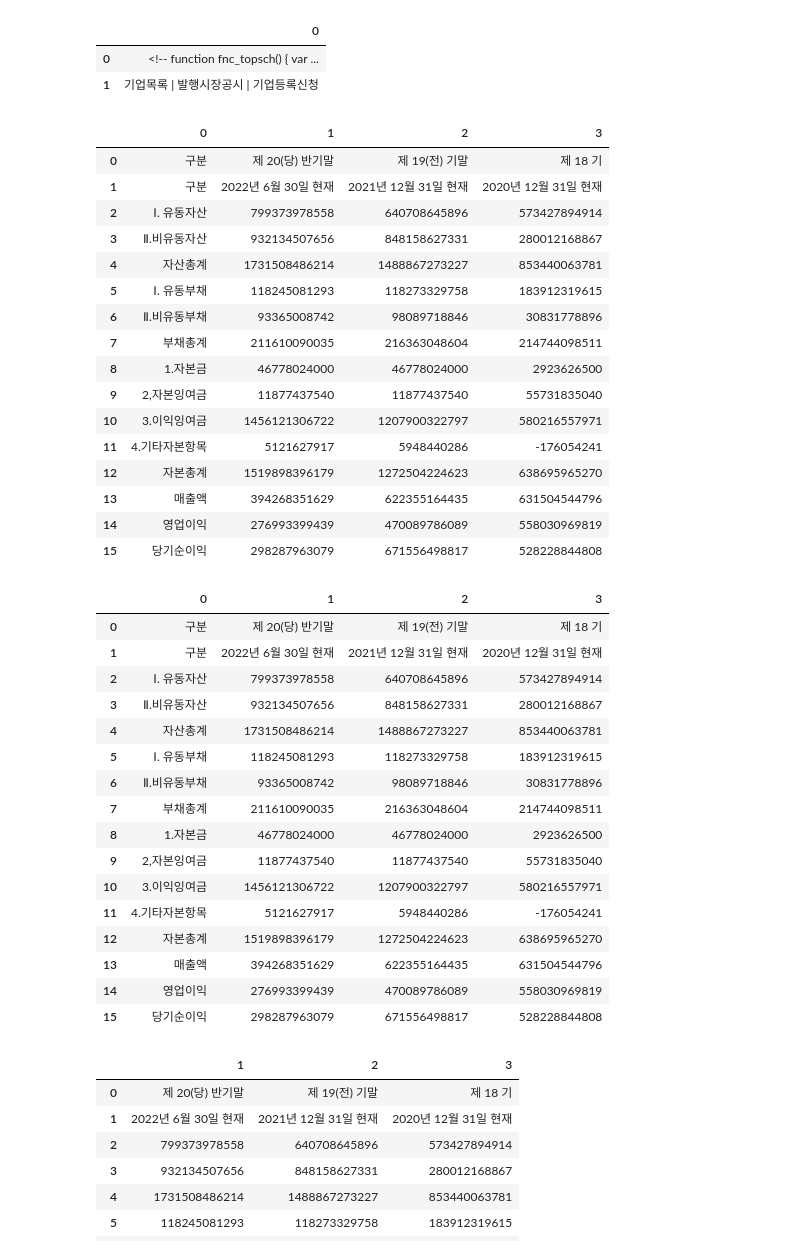
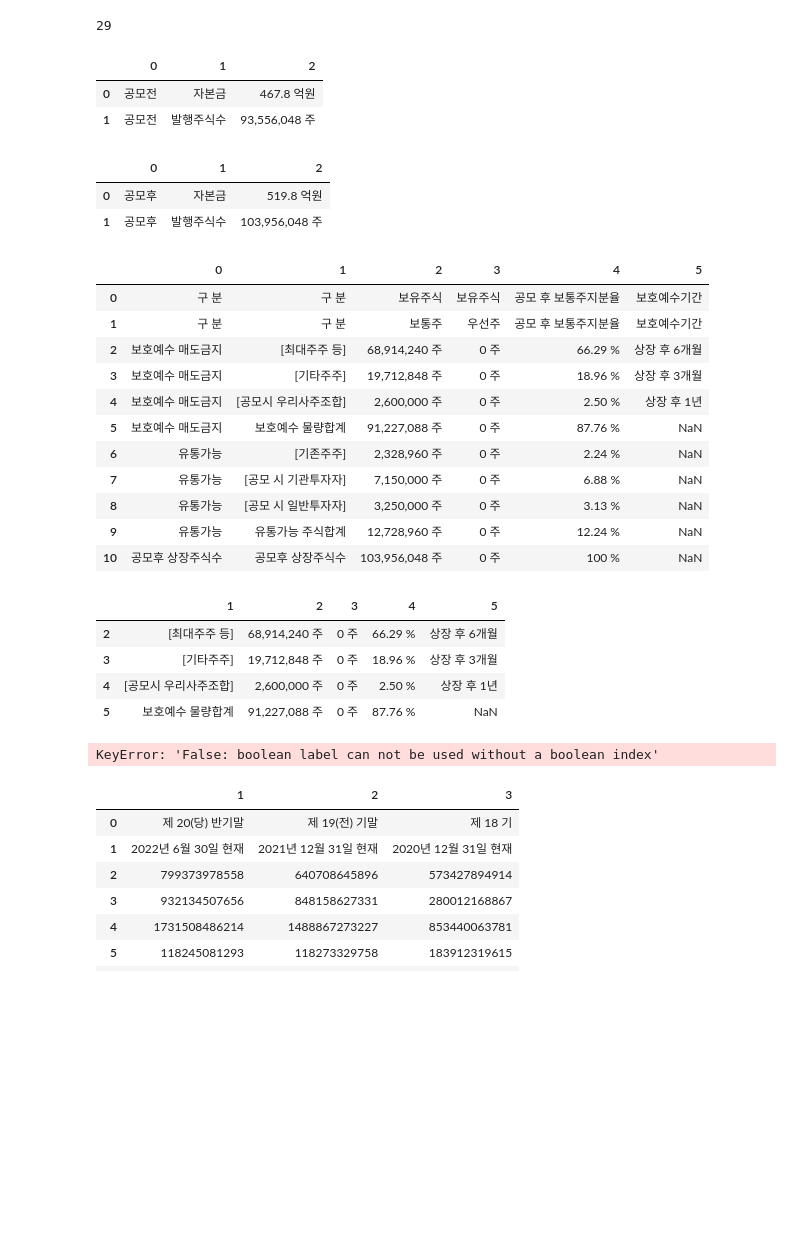
Before and after one commit to trustinv/bs4_ipo, a Jupyter notebook: tab2.ipynb, the cells around one changed output. Saved outputs shown, nothing was run; the diff lists cells and outputs as text; code cells hidden in the pictures; blank space fills up the shorter version.

```diff
--- a/Untitled.ipynb
+++ b/tab2.ipynb
@@ -1,7 +1,7 @@
 # %%
 import pandas as pd
 
-url = "http://www.ipostock.co.kr/view_pg/view_03.asp?code=B202206162&gmenu="
+url = "http://www.ipostock.co.kr/view_pg/view_02.asp?code=B202206162&gmenu="
 df = pd.read_html(url)
 df
 # %% [output]
@@ -23,51 +23,49 @@ df
      0   1
  0 NaN NaN]
 # %%
-df[1]
+len(df)
 # %% [output]
-|  | 0 |
-| 0 | <!-- function fnc_topsch() { var ... |
-| 1 | 기업목록 | 발행시장공시 | 기업등록신청 |
+29
 # %%
 df[21]
 # %% [output]
-|  | 0 | 1 | 2 | 3 |
-| 0 | 구분 | 제 20(당) 반기말 | 제 19(전) 기말 | 제 18 기 |
-| 1 | 구분 | 2022년 6월 30일 현재 | 2021년 12월 31일 현재 | 2020년 12월 31일 현재 |
-| 2 | Ⅰ. 유동자산 | 799373978558 | 640708645896 | 573427894914 |
-| 3 | Ⅱ.비유동자산 | 932134507656 | 848158627331 | 280012168867 |
-| 4 | 자산총계 | 1731508486214 | 1488867273227 | 853440063781 |
-| 5 | Ⅰ. 유동부채 | 118245081293 | 118273329758 | 183912319615 |
-| 6 | Ⅱ.비유동부채 | 93365008742 | 98089718846 | 30831778896 |
-| 7 | 부채총계 | 211610090035 | 216363048604 | 214744098511 |
-| 8 | 1.자본금 | 46778024000 | 46778024000 | 2923626500 |
-| 9 | 2,자본잉여금 | 11877437540 | 11877437540 | 55731835040 |
-| 10 | 3.이익잉여금 | 1456121306722 | 1207900322797 | 580216557971 |
-| 11 | 4.기타자본항목 | 5121627917 | 5948440286 | -176054241 |
-| 12 | 자본총계 | 1519898396179 | 1272504224623 | 638695965270 |
-| 13 | 매출액 | 394268351629 | 622355164435 | 631504544796 |
-| 14 | 영업이익 | 276993399439 | 470089786089 | 558030969819 |
-| 15 | 당기순이익 | 298287963079 | 671556498817 | 528228844808 |
+|  | 0 | 1 | 2 |
+| 0 | 공모전 | 자본금 | 467.8 억원 |
+| 1 | 공모전 | 발행주식수 | 93,556,048 주 |
+# %%
+df[22]
+# %% [output]
+|  | 0 | 1 | 2 |
+| 0 | 공모후 | 자본금 | 519.8 억원 |
+| 1 | 공모후 | 발행주식수 | 103,956,048 주 |
+# %%
+df[23]
+# %% [output]
+|  | 0 | 1 | 2 | 3 | 4 | 5 |
+| 0 | 구 분 | 구 분 | 보유주식 | 보유주식 | 공모 후 보통주지분율 | 보호예수기간 |
+| 1 | 구 분 | 구 분 | 보통주 | 우선주 | 공모 후 보통주지분율 | 보호예수기간 |
+| 2 | 보호예수 매도금지 | [최대주주 등] | 68,914,240 주 | 0 주 | 66.29 % | 상장 후 6개월 |
+| 3 | 보호예수 매도금지 | [기타주주] | 19,712,848 주 | 0 주 | 18.96 % | 상장 후 3개월 |
+| 4 | 보호예수 매도금지 | [공모시 우리사주조합] | 2,600,000 주 | 0 주 | 2.50 % | 상장 후 1년 |
+| 5 | 보호예수 매도금지 | 보호예수 물량합계 | 91,227,088 주 | 0 주 | 87.76 % | NaN |
+| 6 | 유통가능 | [기존주주] | 2,328,960 주 | 0 주 | 2.24 % | NaN |
+| 7 | 유통가능 | [공모 시 기관투자자] | 7,150,000 주 | 0 주 | 6.88 % | NaN |
+| 8 | 유통가능 | [공모 시 일반투자자] | 3,250,000 주 | 0 주 | 3.13 % | NaN |
+| 9 | 유통가능 | 유통가능 주식합계 | 12,728,960 주 | 0 주 | 12.24 % | NaN |
+| 10 | 공모후 상장주식수 | 공모후 상장주식수 | 103,956,048 주 | 0 주 | 100 % | NaN |
 # %%
-df[21][0:]
+df[23].iloc[2:6,1:6]
 # %% [output]
-|  | 0 | 1 | 2 | 3 |
-| 0 | 구분 | 제 20(당) 반기말 | 제 19(전) 기말 | 제 18 기 |
-| 1 | 구분 | 2022년 6월 30일 현재 | 2021년 12월 31일 현재 | 2020년 12월 31일 현재 |
-| 2 | Ⅰ. 유동자산 | 799373978558 | 640708645896 | 573427894914 |
-| 3 | Ⅱ.비유동자산 | 932134507656 | 848158627331 | 280012168867 |
-| 4 | 자산총계 | 1731508486214 | 1488867273227 | 853440063781 |
-| 5 | Ⅰ. 유동부채 | 118245081293 | 118273329758 | 183912319615 |
-| 6 | Ⅱ.비유동부채 | 93365008742 | 98089718846 | 30831778896 |
-| 7 | 부채총계 | 211610090035 | 216363048604 | 214744098511 |
-| 8 | 1.자본금 | 46778024000 | 46778024000 | 2923626500 |
-| 9 | 2,자본잉여금 | 11877437540 | 11877437540 | 55731835040 |
-| 10 | 3.이익잉여금 | 1456121306722 | 1207900322797 | 580216557971 |
-| 11 | 4.기타자본항목 | 5121627917 | 5948440286 | -176054241 |
-| 12 | 자본총계 | 1519898396179 | 1272504224623 | 638695965270 |
-| 13 | 매출액 | 394268351629 | 622355164435 | 631504544796 |
-| 14 | 영업이익 | 276993399439 | 470089786089 | 558030969819 |
-| 15 | 당기순이익 | 298287963079 | 671556498817 | 528228844808 |
+|  | 1 | 2 | 3 | 4 | 5 |
+| 2 | [최대주주 등] | 68,914,240 주 | 0 주 | 66.29 % | 상장 후 6개월 |
+| 3 | [기타주주] | 19,712,848 주 | 0 주 | 18.96 % | 상장 후 3개월 |
+| 4 | [공모시 우리사주조합] | 2,600,000 주 | 0 주 | 2.50 % | 상장 후 1년 |
+| 5 | 보호예수 물량합계 | 91,227,088 주 | 0 주 | 87.76 % | NaN |
+# %%
+df_1 = df[23].loc[df[23][0][0] == "보호예수 매도금지", [1,2,3,4,5]]
+df_2 = df[23].loc[df[23][0][0] == "유통가능", [1,2,3,4,5]]
+# %% [output]
+KeyError: 'False: boolean label can not be used without a boolean index'
 # %%
 df1 = df[21].iloc[:,1:4]
 df1
```
Also changed, not shown: parts of 1 cell of this notebook, 19 other files.
